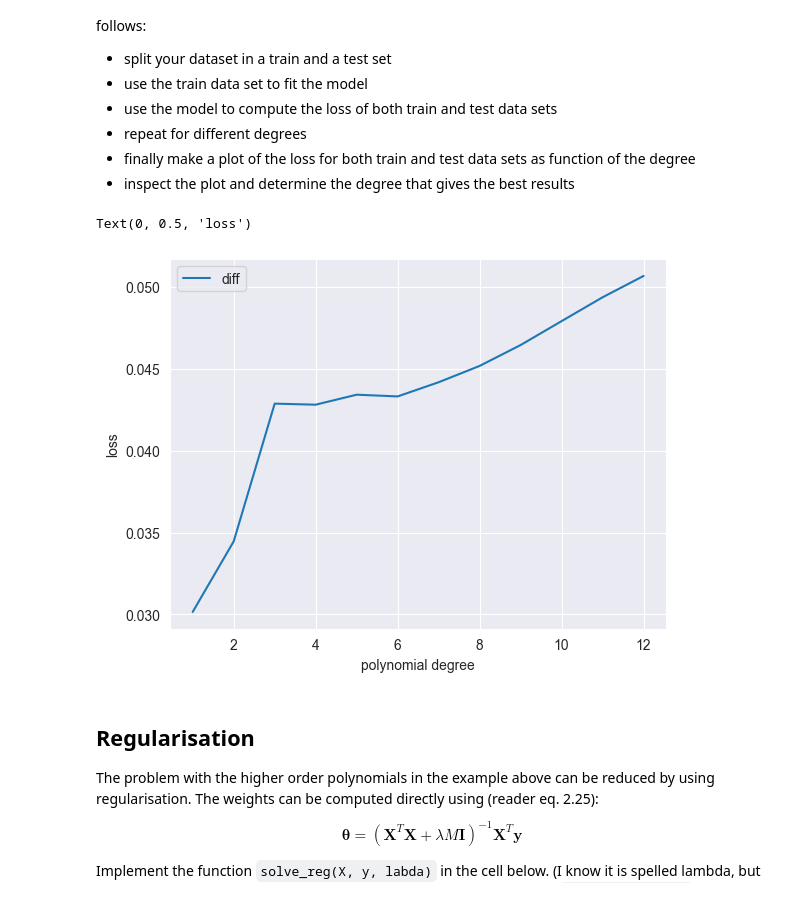
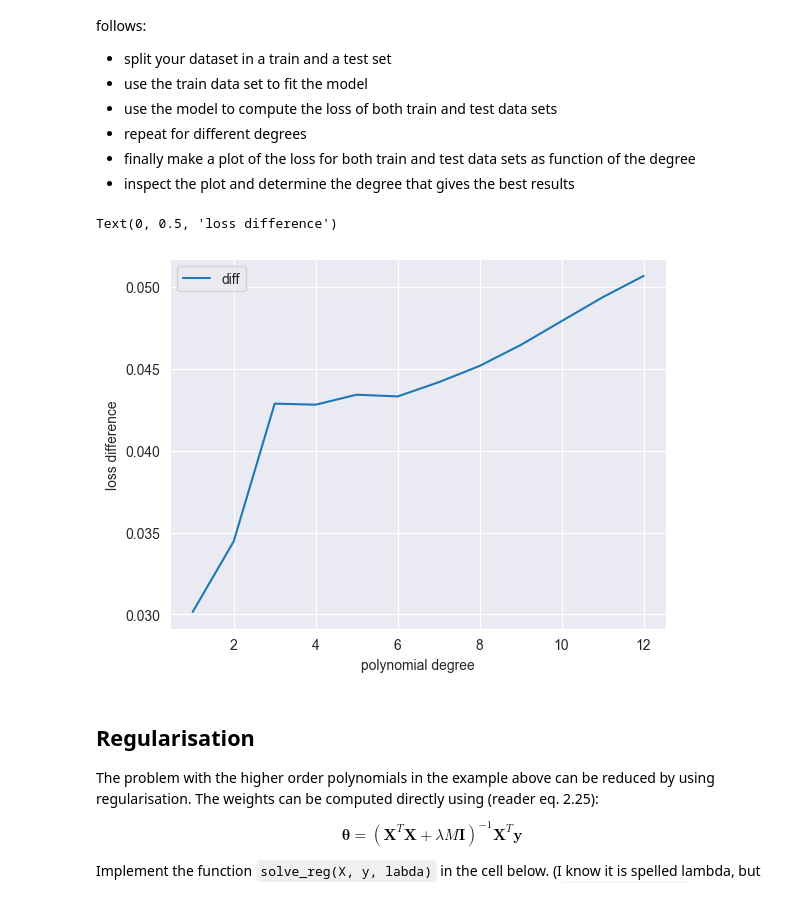
Before and after one commit to BenVigos/Machine-Learning, a Jupyter notebook: Assignment 1/linear_regression_2025_olga.ipynb, the cells around one changed output. Drawn from its saved outputs; the diff is of its cells as text; code cells hidden in the pictures.

```diff
--- a/Assignment 1/linear_regression_2025_olga.ipynb
+++ b/Assignment 1/linear_regression_2025_olga.ipynb
@@ -523,36 +524,36 @@ for deg in degrees:
     y = ydata_train
 
 
     # solve to get the weights
     theta = solve(X, ydata_train)
 
     # compute loss and store
     loss = compute_loss(X, y, theta)
     losses_train.append(loss)
 
     # prepare the data test set
     X = polynomials(xdata_test, deg)
     y = ydata_test
 
     # compute loss and store
     loss = compute_loss(X, y, theta)
     losses_test.append(loss)
 
 #Convert list to numpy arrays:
 ltr=np.asarray(losses_train, dtype=np.float32)
 lte=np.asarray(losses_test, dtype=np.float32)
 diff=abs(ltr-lte)
 
 #plt.plot(degrees, losses_train, label='train')
 #plt.plot(degrees, losses_test, label='test')
 plt.plot(degrees, diff, label='diff')
 plt.legend()
 plt.xlabel('polynomial degree')
-plt.ylabel('loss')
+plt.ylabel('loss difference')
 #plt.ylim(-0.5, 0.5)
 # %% [output]
-Text(0, 0.5, 'loss')
+Text(0, 0.5, 'loss difference')
-[figure, old version]
+[figure, new version]
 # %% [markdown]
 ## Regularisation
 The problem with the higher order polynomials in the example above can be reduced by using regularisation. The weights can be computed directly using (reader eq. 2.25):
```
Also changed, not shown: parts of 7 cells of this notebook, 1 other file.
